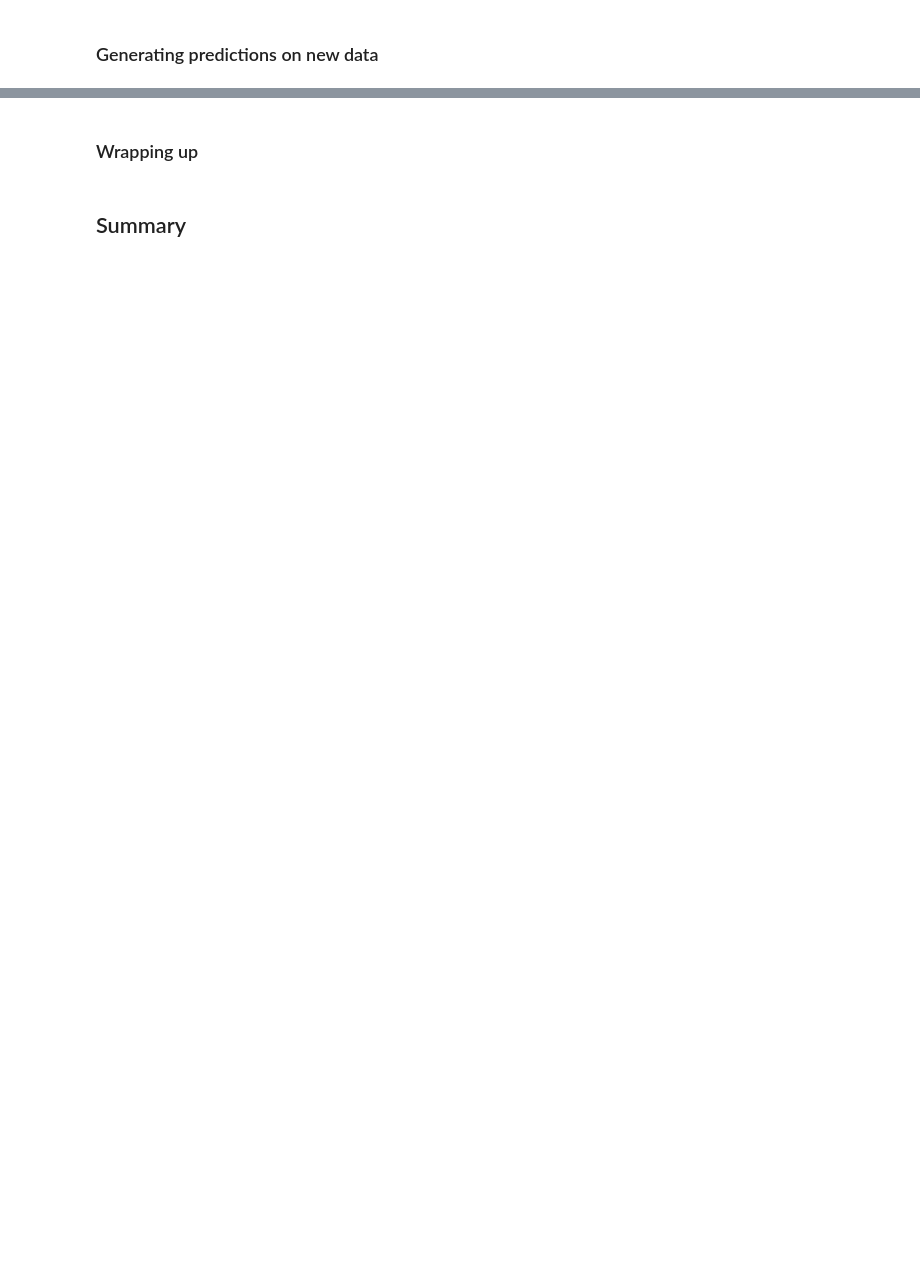
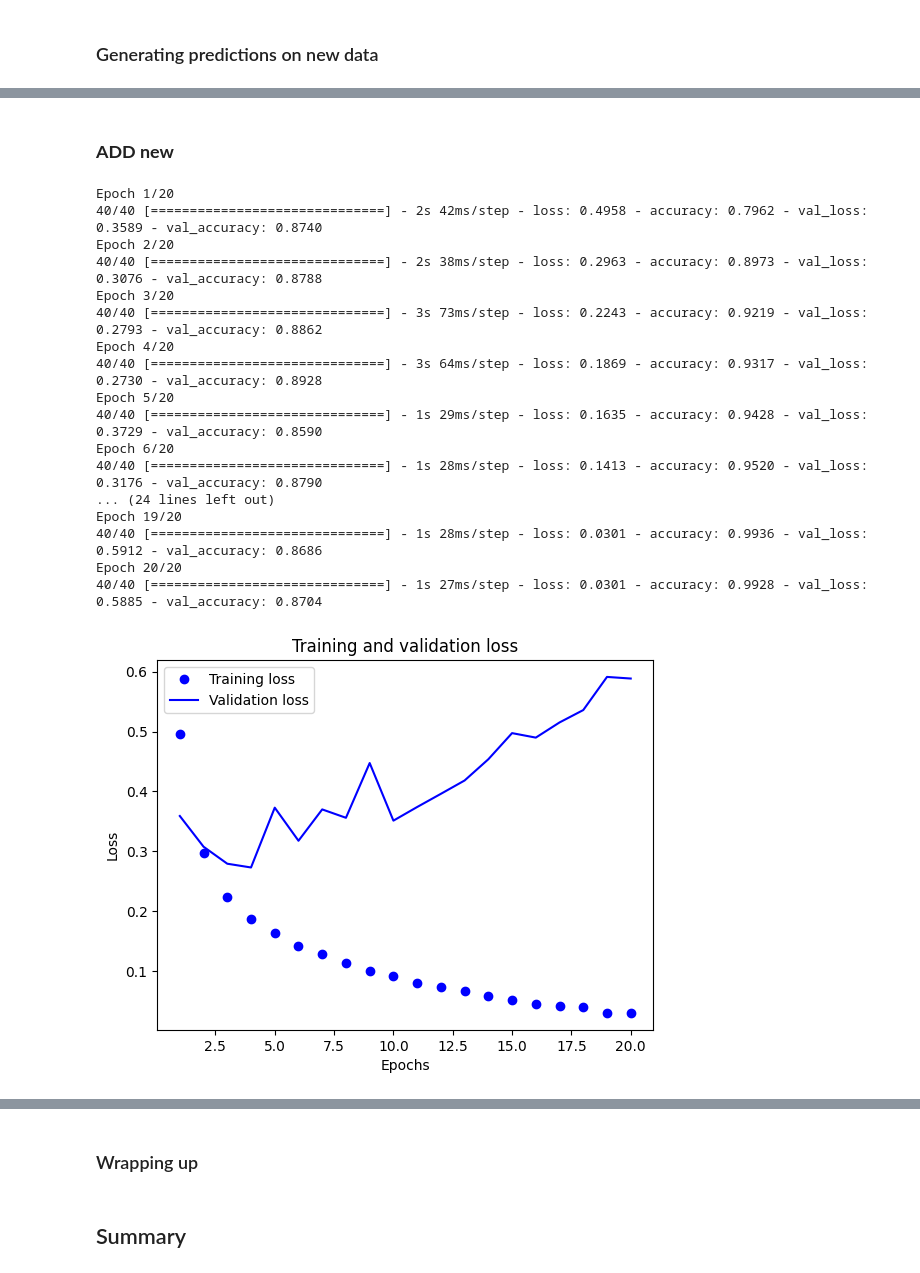
Before and after one commit to sheikh495/MachineLearning, a Jupyter notebook: M6_Book_Examples_fchollet_deep_learning.ipynb, the cells around one changed output, grey strips where cells are left out. Saved outputs shown, nothing was run; the diff lists cells and outputs as text; code cells hidden in the pictures; blank space fills up the shorter version.

```diff
--- a/M6_Book_Examples_fchollet_deep_learning.ipynb
+++ b/M6_Book_Examples_fchollet_deep_learning.ipynb
@@ -667,0 +668,2 @@ array([7.7030783], dtype=float32)
+# %% [markdown]
+### **ADD new**
@@ -667,0 +676,71 @@ array([7.7030783], dtype=float32)
+# %%
+from tensorflow.keras.datasets import imdb
+from tensorflow.keras import layers, models, optimizers
+import matplotlib.pyplot as plt
+import numpy as np
+
+# Load the IMDb dataset
+(train_data, train_labels), (test_data, test_labels) = imdb.load_data(num_words=10000)
+
+# Vectorize the sequences
+def vectorize_sequences(sequences, dimension=10000):
+    results = np.zeros((len(sequences), dimension))
+    for i, sequence in enumerate(sequences):
+        results[i, sequence] = 1.
+    return results
+
+x_train = vectorize_sequences(train_data)
+x_test = vectorize_sequences(test_data)
+
+# Convert labels to float32
+y_train = np.asarray(train_labels).astype("float32")
+y_test = np.asarray(test_labels).astype("float32")
+
+# Build the model
+model = models.Sequential([
+    layers.Dense(16, activation="relu"),
+    layers.Dense(16, activation="relu"),
+    layers.Dense(1, activation="sigmoid")
+])
+
+# Compile the model with a specific learning rate
+learning_rate = 0.001
+model.compile(optimizer=optimizers.RMSprop(learning_rate=learning_rate),
+              loss="binary_crossentropy",
+              metrics=["accuracy"])
+
+# Train the model
+history = model.fit(x_train, y_train, epochs=20, batch_size=512, validation_split=0.2)
+
+# Plot the training and validation loss
+history_dict = history.history
+loss_values = history_dict["loss"]
+val_loss_values = history_dict["val_loss"]
+epochs = range(1, len(loss_values) + 1)
+
+plt.plot(epochs, loss_values, "bo", label="Training loss")
+plt.plot(epochs, val_loss_values, "b", label="Validation loss")
+plt.title("Training and validation loss")
+plt.xlabel("Epochs")
+plt.ylabel("Loss")
+plt.legend()
+plt.show()
+# %% [output]
+Epoch 1/20
+40/40 [==============================] - 2s 42ms/step - loss: 0.4958 - accuracy: 0.7962 - val_loss: 0.3589 - val_accuracy: 0.8740
+Epoch 2/20
+40/40 [==============================] - 2s 38ms/step - loss: 0.2963 - accuracy: 0.8973 - val_loss: 0.3076 - val_accuracy: 0.8788
+Epoch 3/20
+40/40 [==============================] - 3s 73ms/step - loss: 0.2243 - accuracy: 0.9219 - val_loss: 0.2793 - val_accuracy: 0.8862
+Epoch 4/20
+40/40 [==============================] - 3s 64ms/step - loss: 0.1869 - accuracy: 0.9317 - val_loss: 0.2730 - val_accuracy: 0.8928
+Epoch 5/20
+40/40 [==============================] - 1s 29ms/step - loss: 0.1635 - accuracy: 0.9428 - val_loss: 0.3729 - val_accuracy: 0.8590
+Epoch 6/20
+40/40 [==============================] - 1s 28ms/step - loss: 0.1413 - accuracy: 0.9520 - val_loss: 0.3176 - val_accuracy: 0.8790
+... (24 lines left out)
+Epoch 19/20
+40/40 [==============================] - 1s 28ms/step - loss: 0.0301 - accuracy: 0.9936 - val_loss: 0.5912 - val_accuracy: 0.8686
+Epoch 20/20
+40/40 [==============================] - 1s 27ms/step - loss: 0.0301 - accuracy: 0.9928 - val_loss: 0.5885 - val_accuracy: 0.8704
+[figure, added]
```
Also changed, not shown: parts of 32 cells of this notebook.
